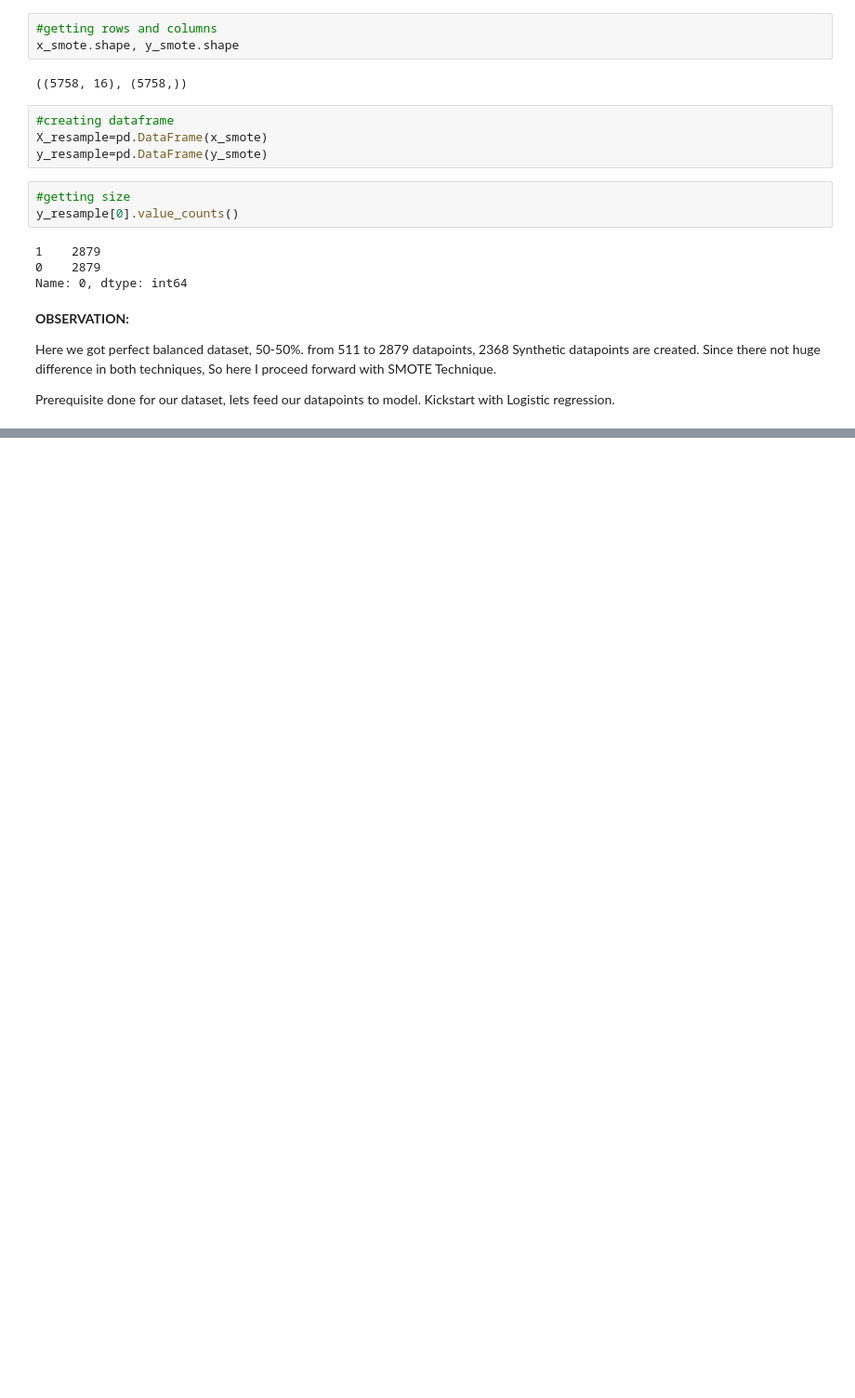
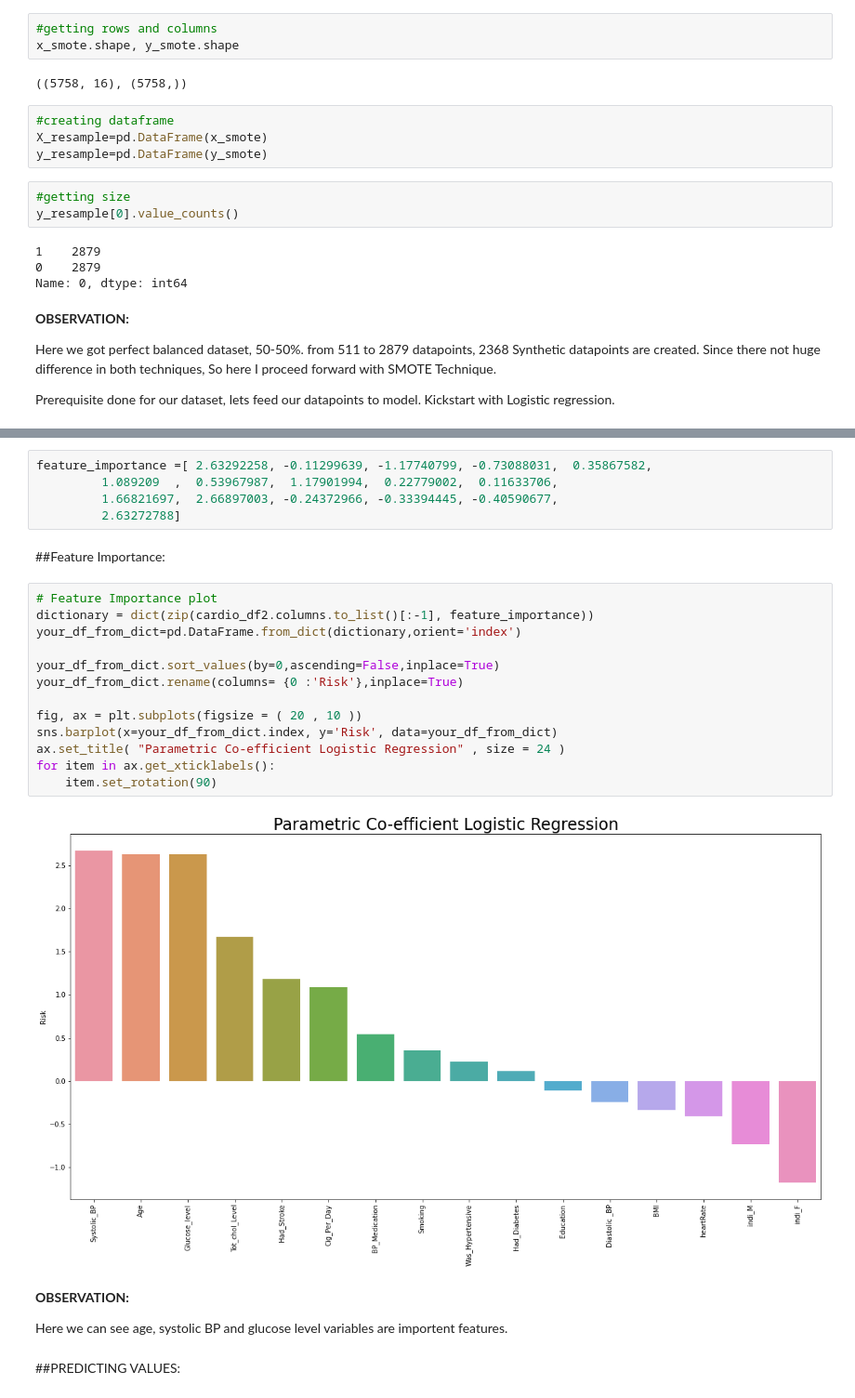
Before and after one commit to humant01/Cardiovascular-Risk-Prediction, a Jupyter notebook: Cardiovascular_Risk_Prediction.ipynb, the cells around one changed output, grey strips where cells are left out. Shown at 93% size. Cells and saved outputs as stored; diff of their text form; blank space fills up the shorter version.

```diff
--- a/Cardiovascular_Risk_Prediction.ipynb
+++ b/Cardiovascular_Risk_Prediction.ipynb
@@ -1270,0 +1364,28 @@ Prerequisite done for our dataset, lets feed our datapoints to model. Kickstart
+# %%
+feature_importance =[ 2.63292258, -0.11299639, -1.17740799, -0.73088031,  0.35867582,
+         1.089209  ,  0.53967987,  1.17901994,  0.22779002,  0.11633706,
+         1.66821697,  2.66897003, -0.24372966, -0.33394445, -0.40590677,
+         2.63272788]
+# %% [markdown]
+##Feature Importance:
+# %%
+# Feature Importance plot
+dictionary = dict(zip(cardio_df2.columns.to_list()[:-1], feature_importance))
+your_df_from_dict=pd.DataFrame.from_dict(dictionary,orient='index')
+
+your_df_from_dict.sort_values(by=0,ascending=False,inplace=True)
+your_df_from_dict.rename(columns= {0 :'Risk'},inplace=True)
+
+fig, ax = plt.subplots(figsize = ( 20 , 10 ))
+sns.barplot(x=your_df_from_dict.index, y='Risk', data=your_df_from_dict)
+ax.set_title( "Parametric Co-efficient Logistic Regression" , size = 24 )
+for item in ax.get_xticklabels():
+    item.set_rotation(90)
+# %% [output]
+[figure, added]
+# %% [markdown]
+**OBSERVATION:**
+
+Here we can see age, systolic BP and glucose level variables are importent features.
+# %% [markdown]
+##PREDICTING VALUES:
```
Also changed, not shown: parts of 52 cells of this notebook.
